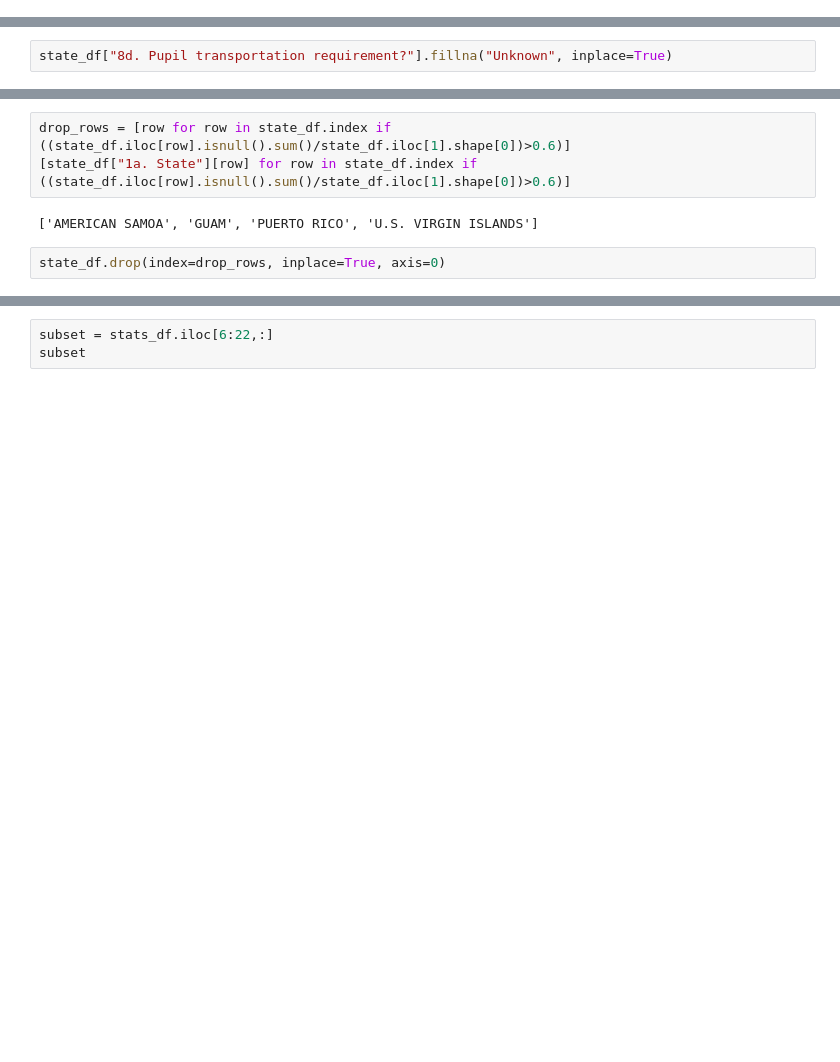
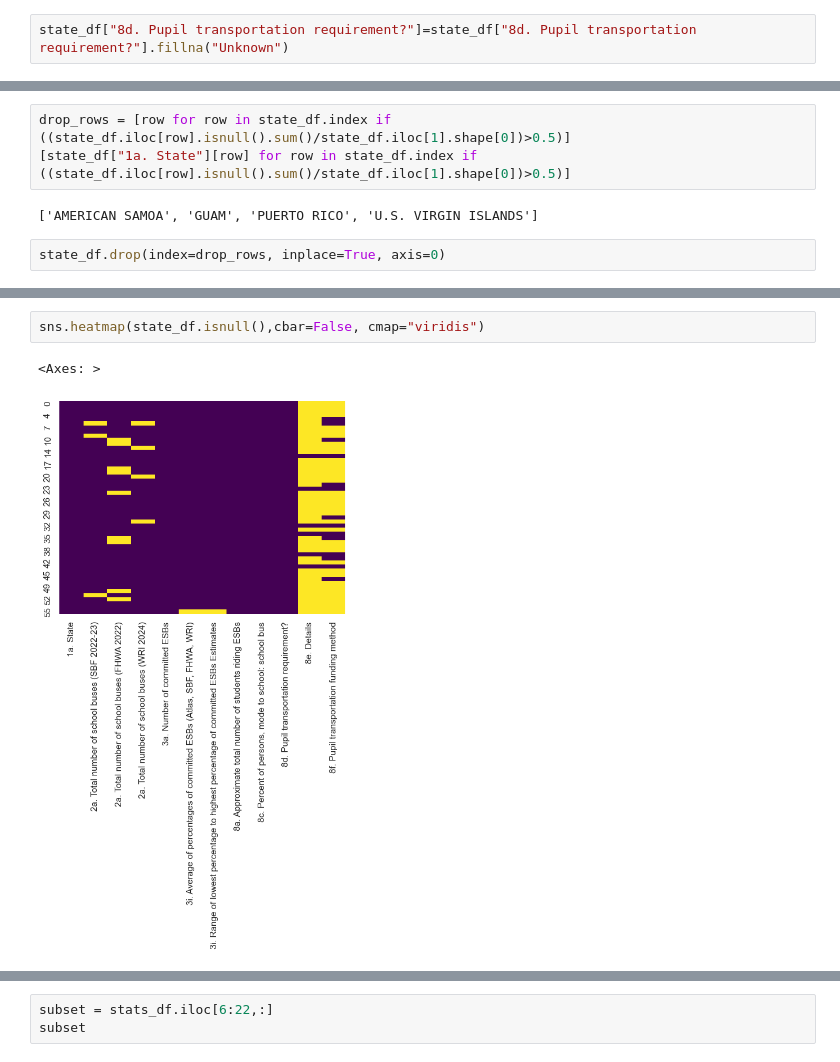
Before and after one commit to Samuel-engineer/Analyse-Exploratoire-et-Machine-Learning, a Jupyter notebook: Notebook.ipynb, the cells around one changed output, grey strips where cells are left out. Cells and saved outputs as stored; diff of their text form; blank space fills up the shorter version.

```diff
--- a/Notebook.ipynb
+++ b/Notebook.ipynb
@@ -590,3 +499,5 @@ state_df
+# %%
+state_df["8d. Pupil transportation requirement?"]=state_df["8d. Pupil transportation requirement?"].fillna("Unknown")
 # %%
 drop_columns = ["3i. Percent committed ESBs (Atlas)",	"3i. Percent committed ESBs (SBF)",	"3i. Percent committed ESBs (FHWA)",	"3i. Percent committed ESBs (WRI)",'8b. Number of persons, mode to school: school bus']
 state_df.drop(columns=drop_columns, inplace=True)
@@ -628,2 +503,0 @@ Index(['1a. State', '2a. Total number of school buses (SBF 2022-23)',
-# %%
-state_df["8d. Pupil transportation requirement?"].fillna("Unknown", inplace=True)
@@ -646,6 +504,6 @@ dtype: float64
 # %%
-drop_rows = [row for row in state_df.index if ((state_df.iloc[row].isnull().sum()/state_df.iloc[1].shape[0])>0.6)]
-[state_df["1a. State"][row] for row in state_df.index if ((state_df.iloc[row].isnull().sum()/state_df.iloc[1].shape[0])>0.6)]
+drop_rows = [row for row in state_df.index if ((state_df.iloc[row].isnull().sum()/state_df.iloc[1].shape[0])>0.5)]
+[state_df["1a. State"][row] for row in state_df.index if ((state_df.iloc[row].isnull().sum()/state_df.iloc[1].shape[0])>0.5)]
 # %% [output]
 ['AMERICAN SAMOA', 'GUAM', 'PUERTO RICO', 'U.S. VIRGIN ISLANDS']
 # %%
@@ -719,0 +511,5 @@ congredistrict_df
+# %%
+sns.heatmap(state_df.isnull(),cbar=False, cmap="viridis")
+# %% [output]
+<Axes: >
+[figure, added]
```
Also changed, not shown: parts of 90 cells of this notebook.
